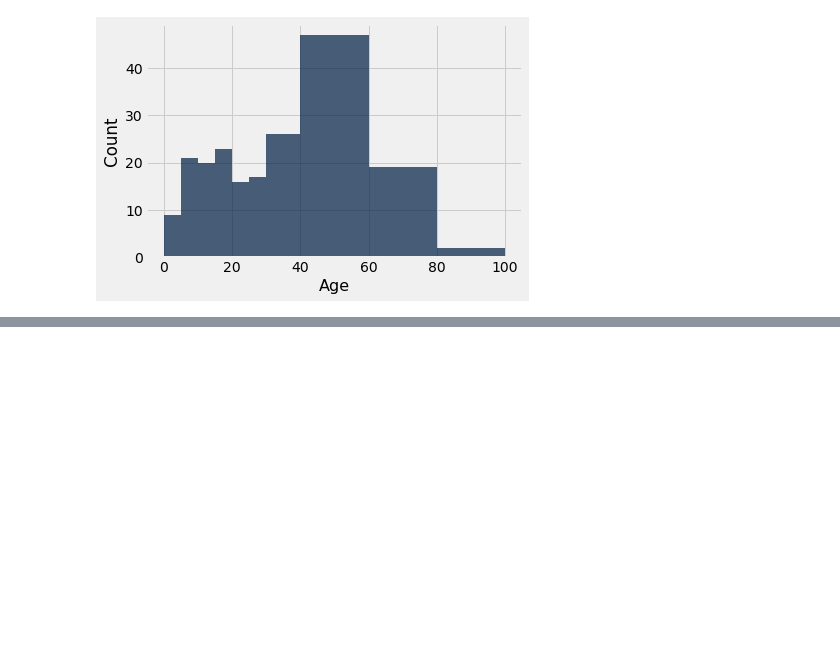
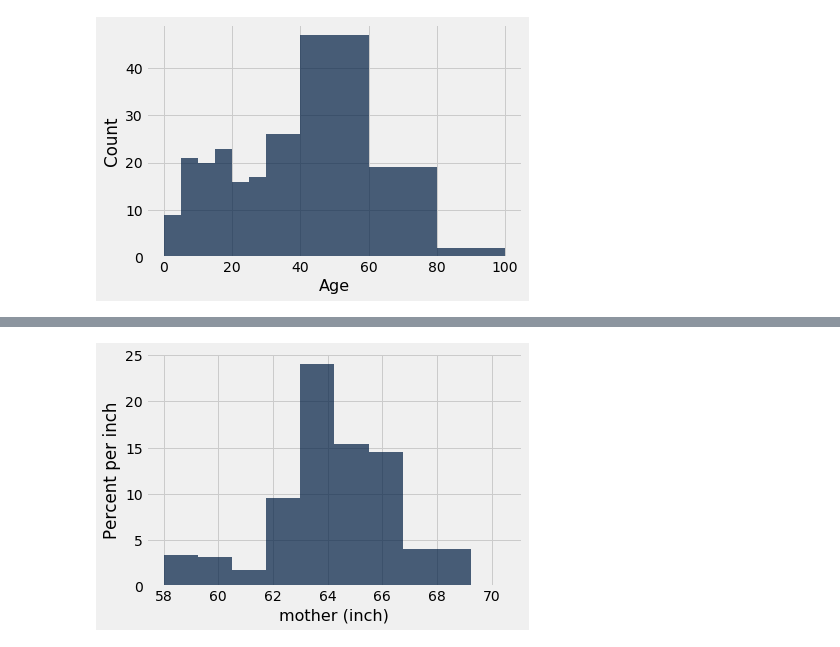
Before and after one commit to shionguha/cosc3570-introdatascience-fa18, a Jupyter notebook: sep25-27-demo.ipynb, the cells around one changed output, grey strips where cells are left out. Cells and saved outputs as stored; diff of their text form; code cells hidden in the pictures; blank space fills up the shorter version.

```diff
--- a/sep25-27-demo.ipynb
+++ b/sep25-27-demo.ipynb
@@ -168,0 +190,4 @@ actress = Table.read_table('actress.csv')
+# %%
+heights.hist('mother', unit='inch')
+# %% [output]
+[figure, added]
```
Also changed, not shown: parts of 7 cells of this notebook, 2 other files.
